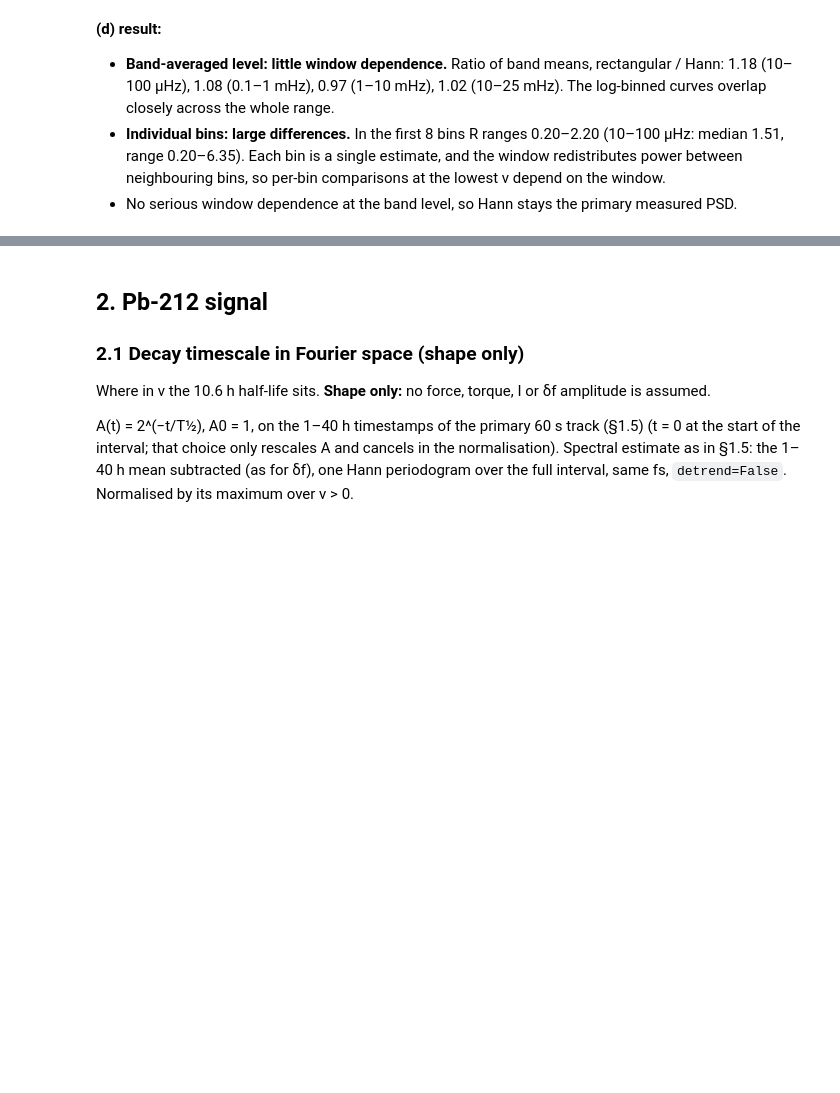
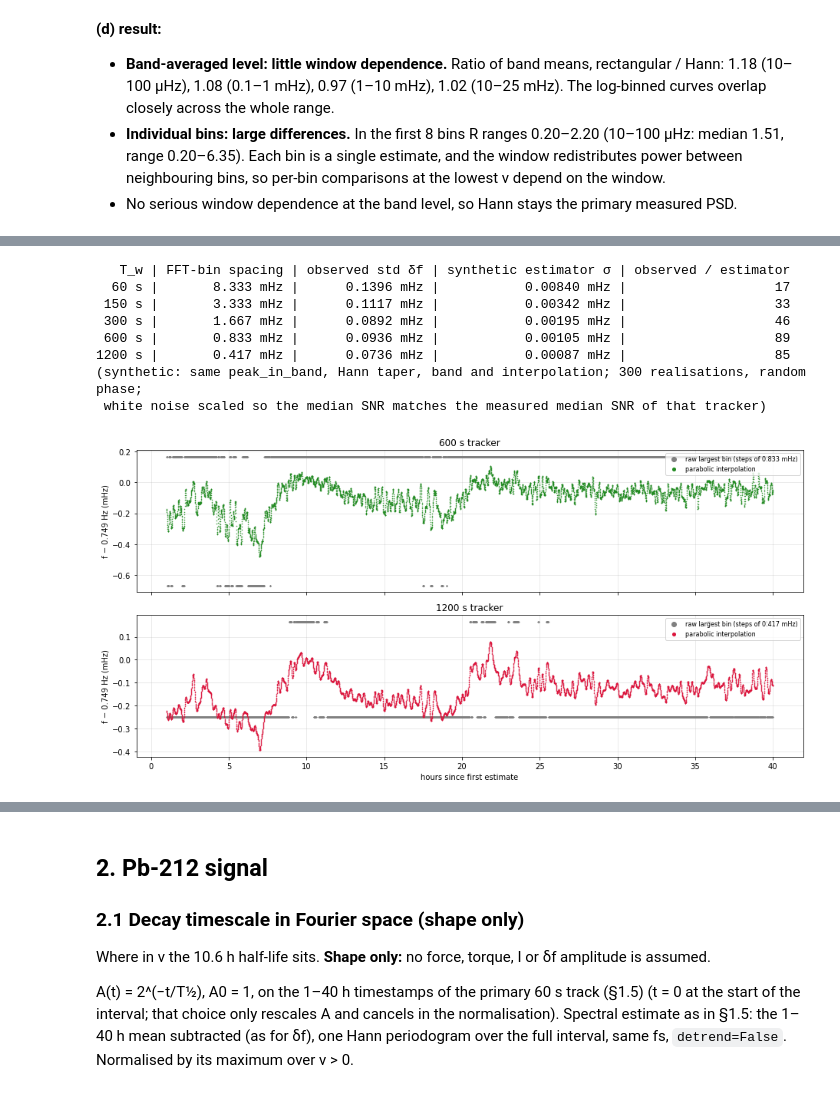
Before and after one commit to Moore-Lab/Decay-Sail, a Jupyter notebook: analysis/noise_budget_20260911.ipynb, the cells around one changed output, grey strips where cells are left out. Cells and saved outputs as stored; diff of their text form; code cells hidden in the pictures; blank space fills up the shorter version.

```diff
--- a/analysis/noise_budget_20260911.ipynb
+++ b/analysis/noise_budget_20260911.ipynb
@@ -998,0 +1103,31 @@ bin |  ν (µHz) |    S_Hann |    S_rect | R = rect/Hann
+# %%
+# stationary-tone estimator test at each T_w: pure tone at the observed line + white noise at that tracker's median SNR
+print(f"{'T_w':>6} | {'FFT-bin spacing':>15} | {'observed std δf':>15} | {'synthetic estimator σ':>21} | {'observed / estimator':>20}")
+SIG_E = {}
+for w in TW_LIST:
+    e = TRK_E[w]
+    SIG_E[w] = sim_scatter(w, e['f'].mean()*DIVISOR, e['snr'])
+    print(f'{w:4d} s | {1/(2*w)*1e3:11.3f} mHz | {e["d"].std()*1e3:11.4f} mHz | {SIG_E[w]*1e3:17.5f} mHz | {e["d"].std()/SIG_E[w]:20.0f}')
+print('(synthetic: same peak_in_band, Hann taper, band and interpolation; 300 realisations, random phase;\n'
+      ' white noise scaled so the median SNR matches the measured median SNR of that tracker)')
+
+# raw largest-bin estimate vs interpolated, for the two longest windows
+fig, ax = plt.subplots(2, 1, figsize=(13, 6.5), sharex=True)
+for a, w in zip(ax, (600, 1200)):
+    e = TRK_E[w]; h = (e['t'] - T_REF)/3600
+    a.plot(h, e['raw']*1e3 - 749, '.', ms=1.5, color='gray', label=f'raw largest bin (steps of {1/(2*w)*1e3:.3f} mHz)')
+    a.plot(h, e['f']*1e3 - 749, '.', ms=1, color=cols[w], label='parabolic interpolation')
+    a.set_ylabel('f − 0.749 Hz (mHz)'); a.legend(fontsize=8, markerscale=8, loc='upper right'); a.grid(alpha=.3)
+    a.set_title(f'{w} s tracker')
+ax[-1].set_xlabel('hours since first estimate')
+plt.tight_layout(); plt.show()
+# %% [output]
+   T_w | FFT-bin spacing | observed std δf | synthetic estimator σ | observed / estimator
+  60 s |       8.333 mHz |      0.1396 mHz |           0.00840 mHz |                   17
+ 150 s |       3.333 mHz |      0.1117 mHz |           0.00342 mHz |                   33
+ 300 s |       1.667 mHz |      0.0892 mHz |           0.00195 mHz |                   46
+ 600 s |       0.833 mHz |      0.0936 mHz |           0.00105 mHz |                   89
+1200 s |       0.417 mHz |      0.0736 mHz |           0.00087 mHz |                   85
+(synthetic: same peak_in_band, Hann taper, band and interpolation; 300 realisations, random phase;
+ white noise scaled so the median SNR matches the measured median SNR of that tracker)
+[figure, added]
```
Also changed, not shown: parts of 17 cells of this notebook.
